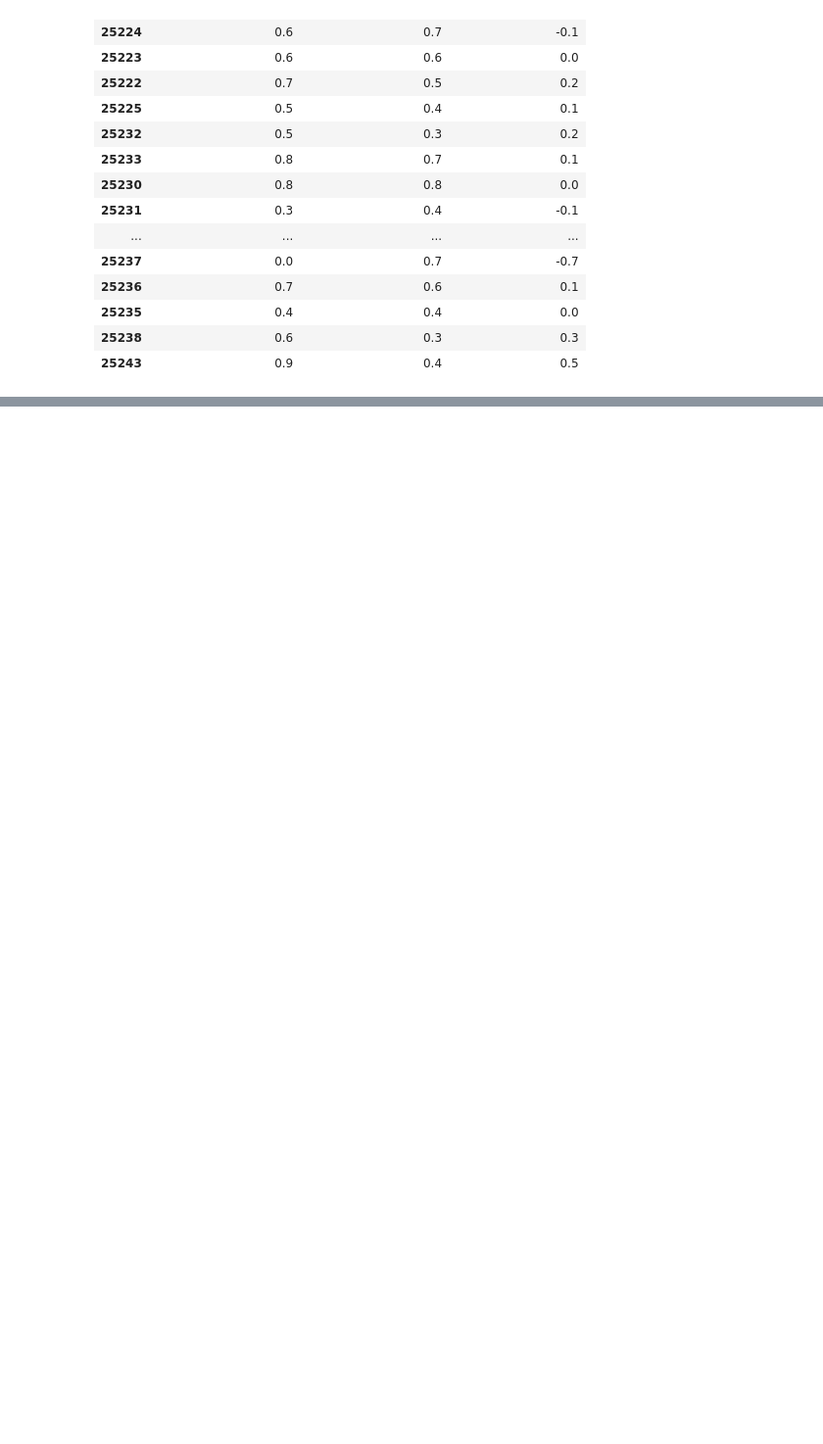
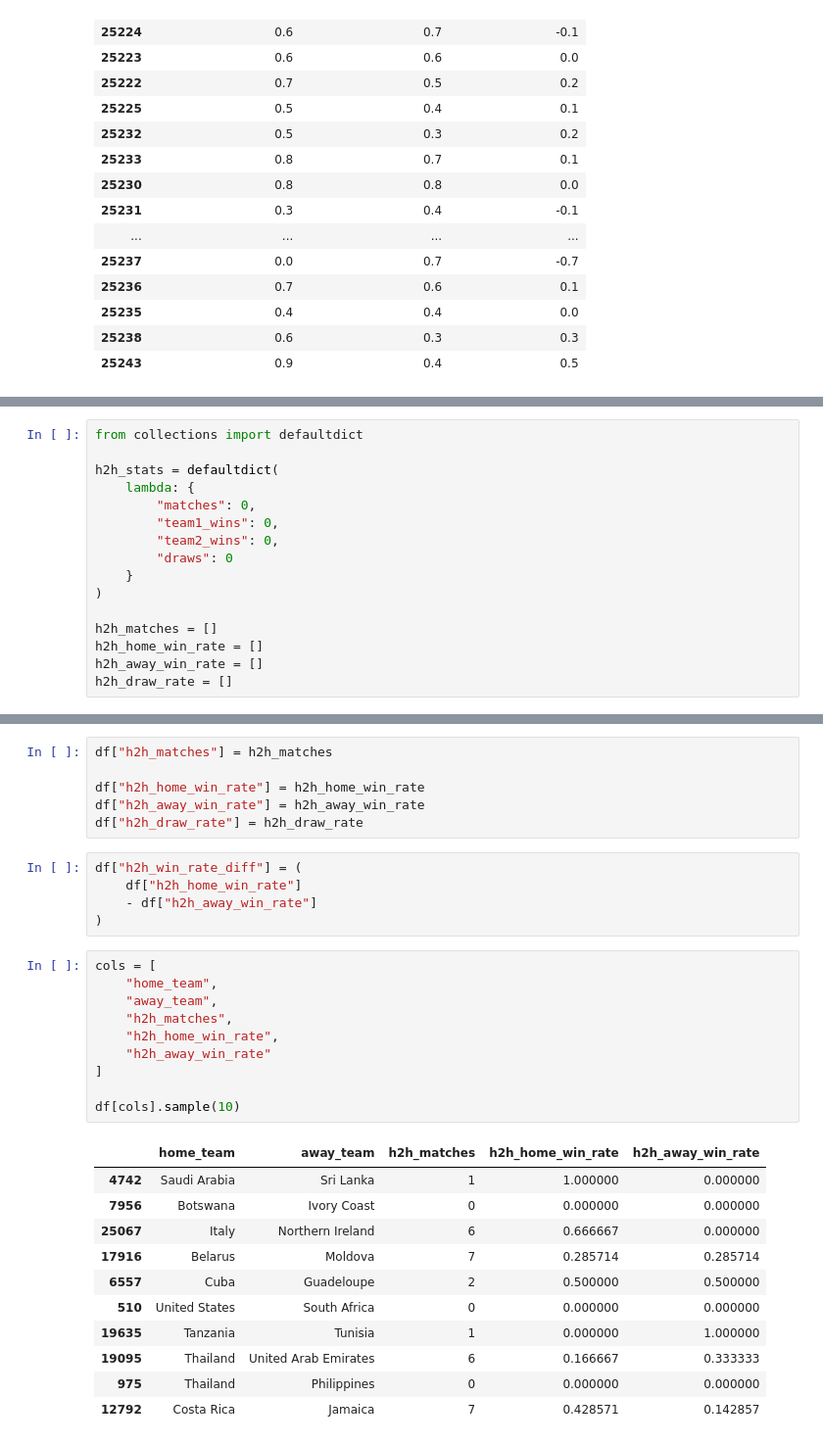
Before and after one commit to Kovendhan-B/worldcup26-outcome-predictor, a Jupyter notebook: notebooks/02_feature_engineering.ipynb, the cells around one changed output, grey strips where cells are left out. Shown at 98% size. Cells and saved outputs as stored; diff of their text form; blank space fills up the shorter version.

```diff
--- a/notebooks/02_feature_engineering.ipynb
+++ b/notebooks/02_feature_engineering.ipynb
@@ -399,0 +404,16 @@ df[recent_cols].tail(20)
+# %%
+from collections import defaultdict
+
+h2h_stats = defaultdict(
+    lambda: {
+        "matches": 0,
+        "team1_wins": 0,
+        "team2_wins": 0,
+        "draws": 0
+    }
+)
+
+h2h_matches = []
+h2h_home_win_rate = []
+h2h_away_win_rate = []
+h2h_draw_rate = []
@@ -399,0 +490,33 @@ df[recent_cols].tail(20)
+# %%
+df["h2h_matches"] = h2h_matches
+
+df["h2h_home_win_rate"] = h2h_home_win_rate
+df["h2h_away_win_rate"] = h2h_away_win_rate
+df["h2h_draw_rate"] = h2h_draw_rate
+# %%
+df["h2h_win_rate_diff"] = (
+    df["h2h_home_win_rate"]
+    - df["h2h_away_win_rate"]
+)
+# %%
+cols = [
+    "home_team",
+    "away_team",
+    "h2h_matches",
+    "h2h_home_win_rate",
+    "h2h_away_win_rate"
+]
+
+df[cols].sample(10)
+# %% [output]
+|  | home_team | away_team | h2h_matches | h2h_home_win_rate | h2h_away_win_rate |
+| 4742 | Saudi Arabia | Sri Lanka | 1 | 1.000000 | 0.000000 |
+| 7956 | Botswana | Ivory Coast | 0 | 0.000000 | 0.000000 |
+| 25067 | Italy | Northern Ireland | 6 | 0.666667 | 0.000000 |
+| 17916 | Belarus | Moldova | 7 | 0.285714 | 0.285714 |
+| 6557 | Cuba | Guadeloupe | 2 | 0.500000 | 0.500000 |
+| 510 | United States | South Africa | 0 | 0.000000 | 0.000000 |
+| 19635 | Tanzania | Tunisia | 1 | 0.000000 | 1.000000 |
+| 19095 | Thailand | United Arab Emirates | 6 | 0.166667 | 0.333333 |
+| 975 | Thailand | Philippines | 0 | 0.000000 | 0.000000 |
+| 12792 | Costa Rica | Jamaica | 7 | 0.428571 | 0.142857 |
```
Also changed, not shown: parts of 22 cells of this notebook, 3 other files.
